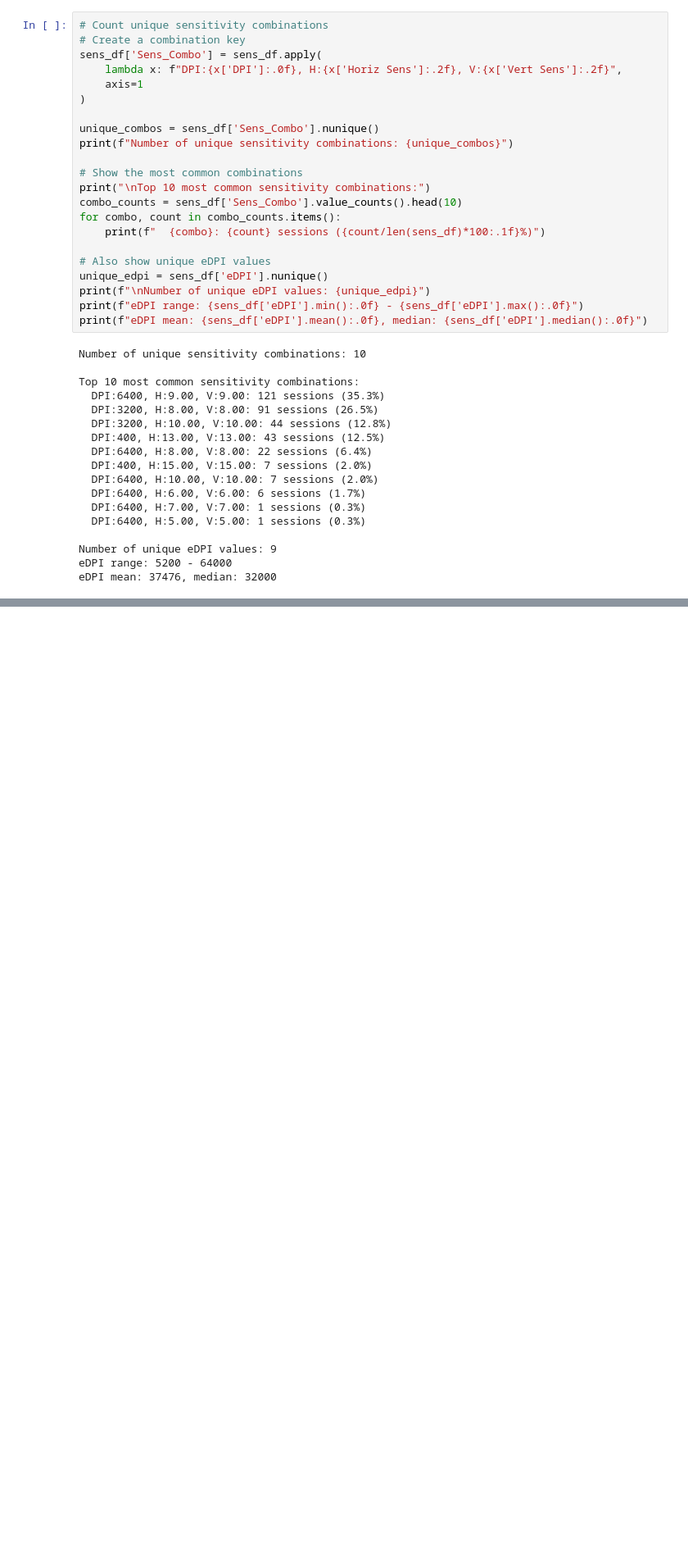
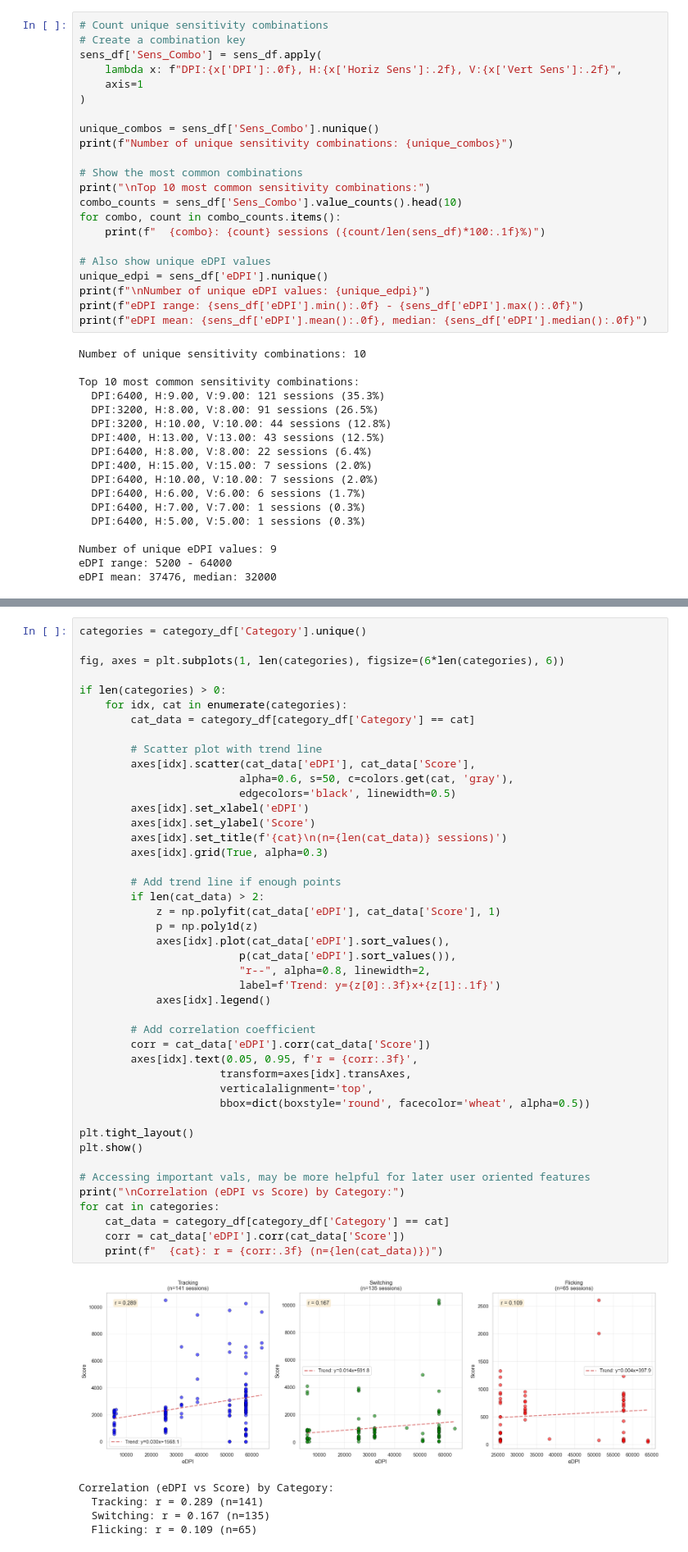
Before and after one commit to aidansmith459/KovaaKs-Data-Analysis-Companion, a Jupyter notebook: SensitivityAnalysis.ipynb, the cells around one changed output, grey strips where cells are left out. Shown: that part at 82% size. Cells and saved outputs as stored; diff of their text form; blank space fills up the shorter version.

Commit message:
Improving sens analysis
Focusing more on genre specific (clicking, tracking, switching), which helps, but introduces own set of problems (detailed further in notebook)

```diff
--- a/SensitivityAnalysis.ipynb
+++ b/SensitivityAnalysis.ipynb
@@ -352,0 +502,50 @@ print(summary_stats)
+# %%
+categories = category_df['Category'].unique()
+
+fig, axes = plt.subplots(1, len(categories), figsize=(6*len(categories), 6))
+
+if len(categories) > 0:
+    for idx, cat in enumerate(categories):
+        cat_data = category_df[category_df['Category'] == cat]
+
+        # Scatter plot with trend line
+        axes[idx].scatter(cat_data['eDPI'], cat_data['Score'],
+                         alpha=0.6, s=50, c=colors.get(cat, 'gray'),
+                         edgecolors='black', linewidth=0.5)
+        axes[idx].set_xlabel('eDPI')
+        axes[idx].set_ylabel('Score')
+        axes[idx].set_title(f'{cat}\n(n={len(cat_data)} sessions)')
+        axes[idx].grid(True, alpha=0.3)
+
+        # Add trend line if enough points
+        if len(cat_data) > 2:
+            z = np.polyfit(cat_data['eDPI'], cat_data['Score'], 1)
+            p = np.poly1d(z)
+            axes[idx].plot(cat_data['eDPI'].sort_values(),
+                         p(cat_data['eDPI'].sort_values()),
+                         "r--", alpha=0.8, linewidth=2,
+                         label=f'Trend: y={z[0]:.3f}x+{z[1]:.1f}')
+            axes[idx].legend()
+
+        # Add correlation coefficient
+        corr = cat_data['eDPI'].corr(cat_data['Score'])
+        axes[idx].text(0.05, 0.95, f'r = {corr:.3f}',
+                      transform=axes[idx].transAxes,
+                      verticalalignment='top',
+                      bbox=dict(boxstyle='round', facecolor='wheat', alpha=0.5))
+
+plt.tight_layout()
+plt.show()
+
+# Accessing important vals, may be more helpful for later user oriented features
+print("\nCorrelation (eDPI vs Score) by Category:")
+for cat in categories:
+    cat_data = category_df[category_df['Category'] == cat]
+    corr = cat_data['eDPI'].corr(cat_data['Score'])
+    print(f"  {cat}: r = {corr:.3f} (n={len(cat_data)})")
+# %% [output]
+[figure, added]
+Correlation (eDPI vs Score) by Category:
+  Tracking: r = 0.289 (n=141)
+  Switching: r = 0.167 (n=135)
+  Flicking: r = 0.109 (n=65)
```
Also changed, not shown: parts of 9 cells of this notebook.
